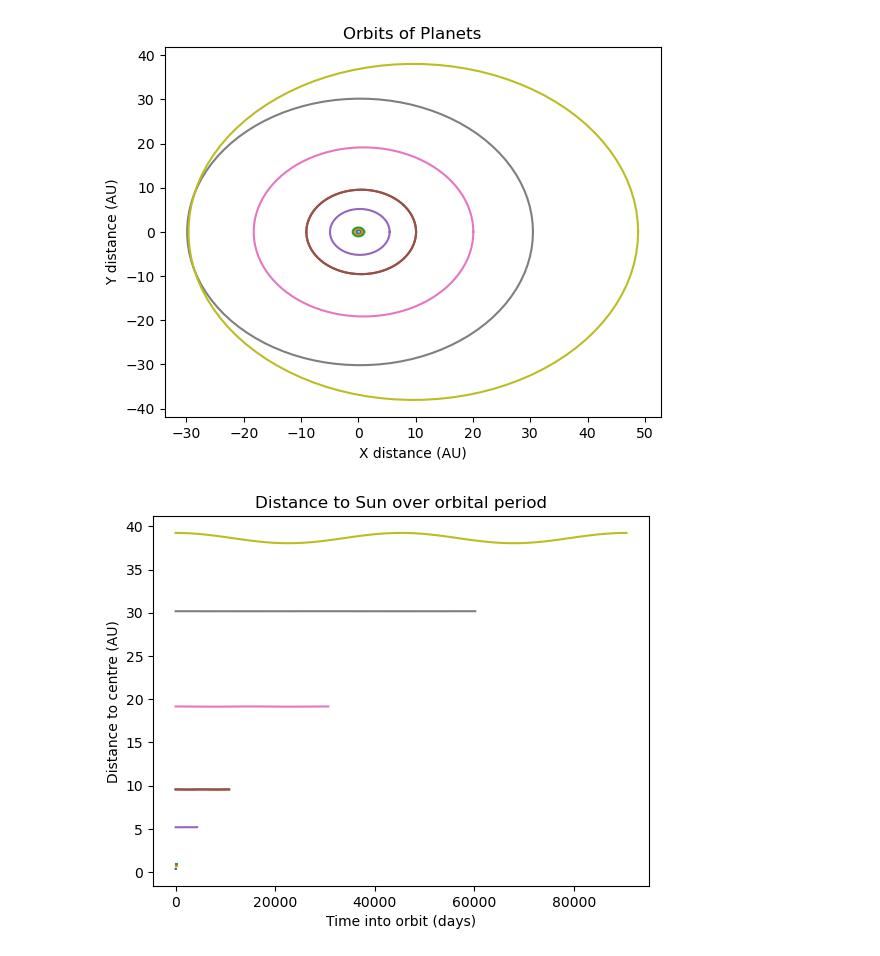
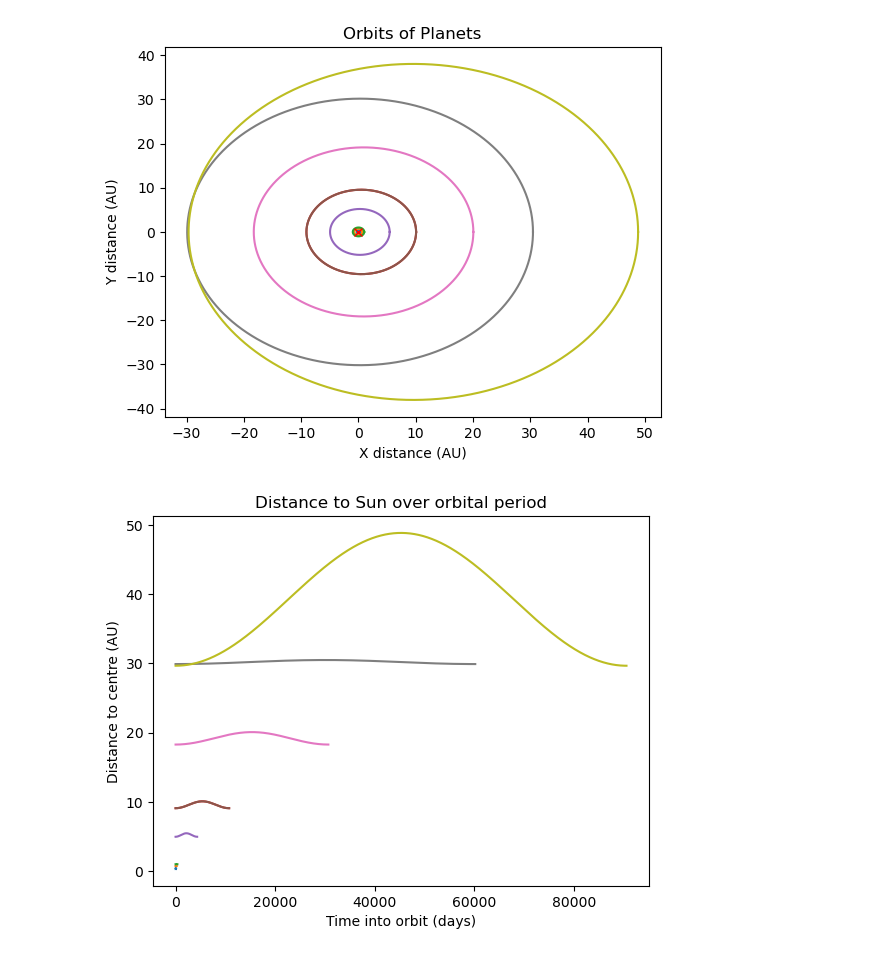
Before and after one commit to neil-power/music_of_the_spheres, a Jupyter notebook: group project.ipynb, the cells around one changed output. Saved outputs shown, nothing was run; the diff lists cells and outputs as text; code cells hidden in the pictures.

```diff
--- a/group project.ipynb
+++ b/group project.ipynb
@@ -12,7 +12,7 @@ from time import sleep
 # %%
 N=100 #Number of points to use
 Mkm_to_AU= 0.00668458712
-def dist_from_centre(x1,y1,x0,y0):
+def dist_from_point(x1,y1,x0,y0):
    return np.sqrt((x0-x1)**2+(y0-y1)**2)
 
 class Planet:
@@ -26,6 +26,7 @@ class Planet:
     def plot_ellipse(self):
         x0 = self.semi_major_axis*self.eccentricity #Position of focus (sun)
         y0 = 0
+        N = int(self.period) -1
         t = np.linspace(0, 2*np.pi, N)
         x_range = x0+self.semi_major_axis*np.cos(t)
         y_range = y0+self.semi_minor_axis*np.sin(t)
@@ -34,17 +35,23 @@ class Planet:
     def plot_distance(self):
         x0 = self.semi_major_axis*self.eccentricity #Position of focus (sun)
         y0 = 0
+        N = int(self.period) -1
         t = np.linspace(0, 2*np.pi, N)
-        x_range = x0+self.semi_major_axis*np.cos(t)
-        y_range = y0+self.semi_minor_axis*np.sin(t)
+        x_range = self.semi_major_axis*np.cos(t) #x0+self.semi_major_axis*np.cos(t)
+        y_range = self.semi_minor_axis*np.sin(t)
         t_range = (t/(np.pi*2))*self.period
-        return t_range, dist_from_centre(x_range,y_range,x0,y0)
+        return t_range, dist_from_point(x_range,y_range,x0,y0)
 
     def get_min_max_distance_from_sun(self):
         dist_array = self.plot_distance()[1]
         min_dist = np.min(dist_array)
         max_dist = np.max(dist_array)
         return min_dist,max_dist
+
+    def get_peri_aphelion(self):
+        perihelion = self.semi_major_axis*(1-self.eccentricity)
+        aphelion = self.semi_major_axis*(1+self.eccentricity)
+        return perihelion,aphelion
 # %%
 mercury_data = [57.909, 0.2056, 87.969]
 venus_data = [108.210, 0.0068, 224.701]
@@ -72,14 +78,16 @@ distances_dict = {}
 # %%
-x_total = np.empty((len(Planets),N))
-y_total = np.empty((len(Planets),N))
-t_total = np.empty((len(Planets),N))
-dist_total = np.empty((len(Planets),N))
+x_total = [] #np.empty((len(Planets)))
+y_total = [] #np.empty((len(Planets)))
+t_total = [] #np.empty((len(Planets)))
+dist_total = [] #np.empty((len(Planets)))
 
 #plt.axes().set_aspect('equal')
 for i,planet in enumerate(Planets):
-    x_total[i],y_total[i] = planet.plot_ellipse()
-    plt.plot(x_total[i],y_total[i])
-
+    x,y = planet.plot_ellipse()
+    x_total.append(x)
+    y_total.append(y)
+    plt.plot(x,y)
+plt.plot(0,0,"rx")
 plt.title("Orbits of Planets")
 plt.xlabel("X distance (AU)")
 plt.ylabel("Y distance (AU)")
@@ -88,15 +96,17 @@ plt.show()
 [figure]
 # %%
 for i,planet in enumerate(Planets):
-    t_total[i],dist_total[i] = planet.plot_distance()
-    plt.plot(t_total[i],dist_total[i])
+    t,d = planet.plot_distance()
+    t_total.append(t)
+    dist_total.append(d)
+    plt.plot(t,d)
 
 plt.title("Distance to Sun over orbital period")
 plt.xlabel("Time into orbit (days)")
 plt.ylabel("Distance to centre (AU)")
 plt.show()
 # %% [output]
-[figure, old version]
+[figure, new version]
 # %%
 for i,planet in enumerate(Planets):
     plt.plot(np.log(t_total[i]),np.log(dist_total[i]))
```
Also changed, not shown: parts of 8 cells of this notebook.
